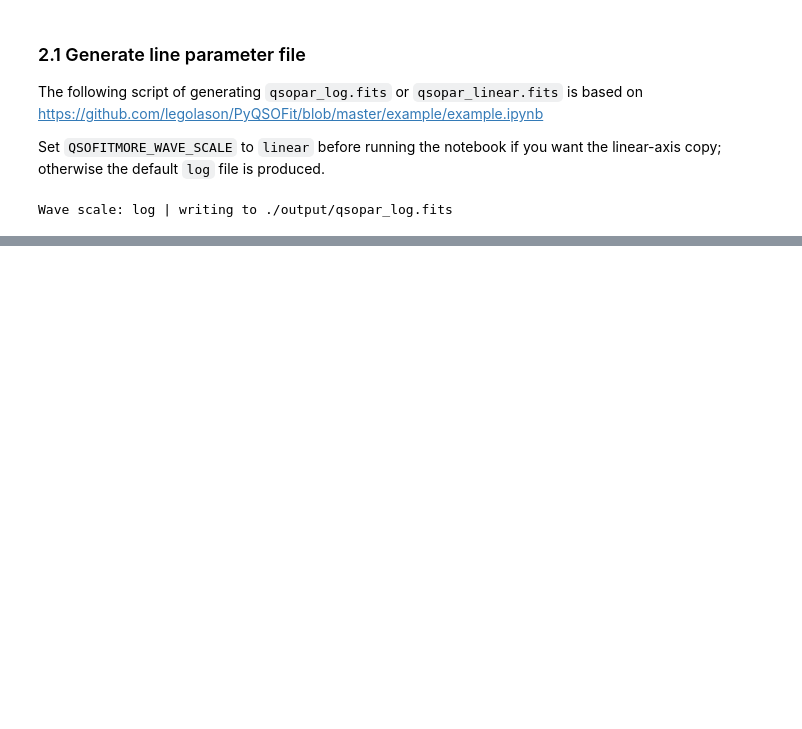
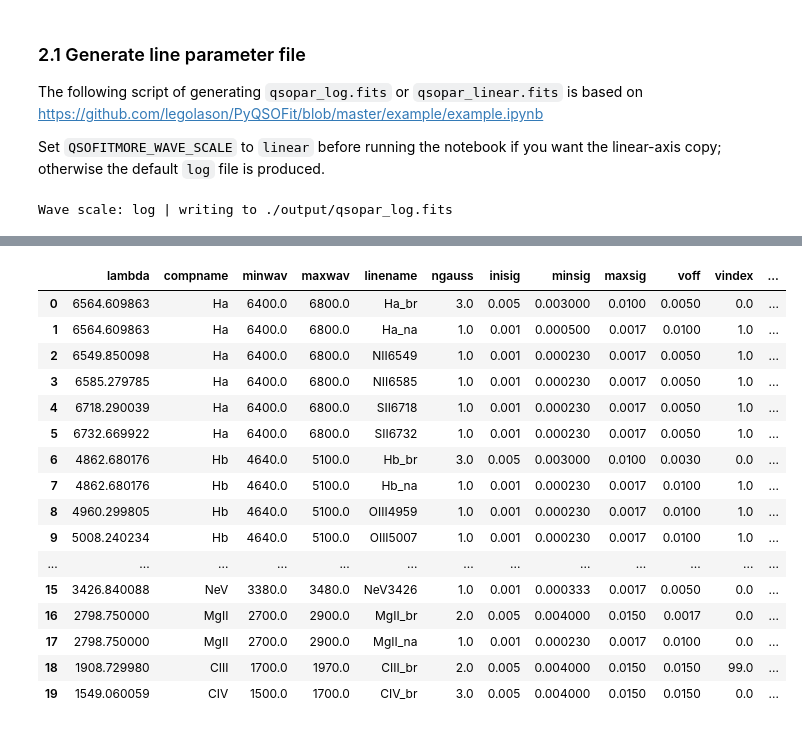
Before and after one commit to rudolffu/qsofitmore, a Jupyter notebook: qsofitmore/examples/1a-make_parlist_log.ipynb, the cells around one changed output, grey strips where cells are left out. Saved outputs shown, nothing was run; the diff lists cells and outputs as text; code cells hidden in the pictures; blank space fills up the shorter version.

```diff
--- a/qsofitmore/examples/1a-make_parlist_log.ipynb
+++ b/qsofitmore/examples/1a-make_parlist_log.ipynb
@@ -115,3 +116,24 @@ Table length=20
 #------save line info-----------
 hdu = fits.BinTableHDU(data=newdata,header=hdr,name='data')
 hdu.writeto(parlist_path,overwrite=True)
+# %%
+df = Table.read(parlist_path, character_as_bytes=False).to_pandas()
+df
+# %% [output]
+|  | lambda | compname | minwav | maxwav | linename | ngauss | inisig | minsig | maxsig | voff | vindex | ... |
+| 0 | 6564.609863 | Ha | 6400.0 | 6800.0 | Ha_br | 3.0 | 0.005 | 0.003000 | 0.0100 | 0.0050 | 0.0 | ... |
+| 1 | 6564.609863 | Ha | 6400.0 | 6800.0 | Ha_na | 1.0 | 0.001 | 0.000500 | 0.0017 | 0.0100 | 1.0 | ... |
+| 2 | 6549.850098 | Ha | 6400.0 | 6800.0 | NII6549 | 1.0 | 0.001 | 0.000230 | 0.0017 | 0.0050 | 1.0 | ... |
+| 3 | 6585.279785 | Ha | 6400.0 | 6800.0 | NII6585 | 1.0 | 0.001 | 0.000230 | 0.0017 | 0.0050 | 1.0 | ... |
+| 4 | 6718.290039 | Ha | 6400.0 | 6800.0 | SII6718 | 1.0 | 0.001 | 0.000230 | 0.0017 | 0.0050 | 1.0 | ... |
+| 5 | 6732.669922 | Ha | 6400.0 | 6800.0 | SII6732 | 1.0 | 0.001 | 0.000230 | 0.0017 | 0.0050 | 1.0 | ... |
+| 6 | 4862.680176 | Hb | 4640.0 | 5100.0 | Hb_br | 3.0 | 0.005 | 0.003000 | 0.0100 | 0.0030 | 0.0 | ... |
+| 7 | 4862.680176 | Hb | 4640.0 | 5100.0 | Hb_na | 1.0 | 0.001 | 0.000230 | 0.0017 | 0.0100 | 1.0 | ... |
+| 8 | 4960.299805 | Hb | 4640.0 | 5100.0 | OIII4959 | 1.0 | 0.001 | 0.000230 | 0.0017 | 0.0100 | 1.0 | ... |
+| 9 | 5008.240234 | Hb | 4640.0 | 5100.0 | OIII5007 | 1.0 | 0.001 | 0.000230 | 0.0017 | 0.0100 | 1.0 | ... |
+| ... | ... | ... | ... | ... | ... | ... | ... | ... | ... | ... | ... | ... |
+| 15 | 3426.840088 | NeV | 3380.0 | 3480.0 | NeV3426 | 1.0 | 0.001 | 0.000333 | 0.0017 | 0.0050 | 0.0 | ... |
+| 16 | 2798.750000 | MgII | 2700.0 | 2900.0 | MgII_br | 2.0 | 0.005 | 0.004000 | 0.0150 | 0.0017 | 0.0 | ... |
+| 17 | 2798.750000 | MgII | 2700.0 | 2900.0 | MgII_na | 1.0 | 0.001 | 0.000230 | 0.0017 | 0.0100 | 0.0 | ... |
+| 18 | 1908.729980 | CIII | 1700.0 | 1970.0 | CIII_br | 2.0 | 0.005 | 0.004000 | 0.0150 | 0.0150 | 99.0 | ... |
+| 19 | 1549.060059 | CIV | 1500.0 | 1700.0 | CIV_br | 3.0 | 0.005 | 0.004000 | 0.0150 | 0.0150 | 0.0 | ... |
```
Also changed, not shown: parts of 3 cells of this notebook, 2 other files.
